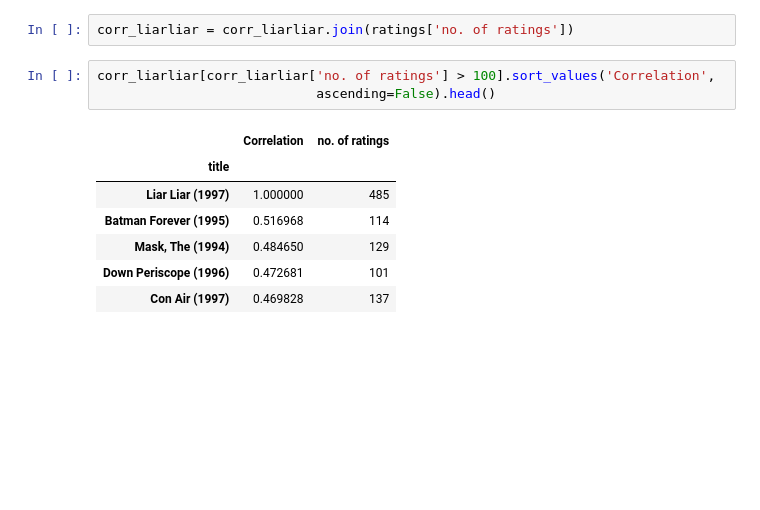
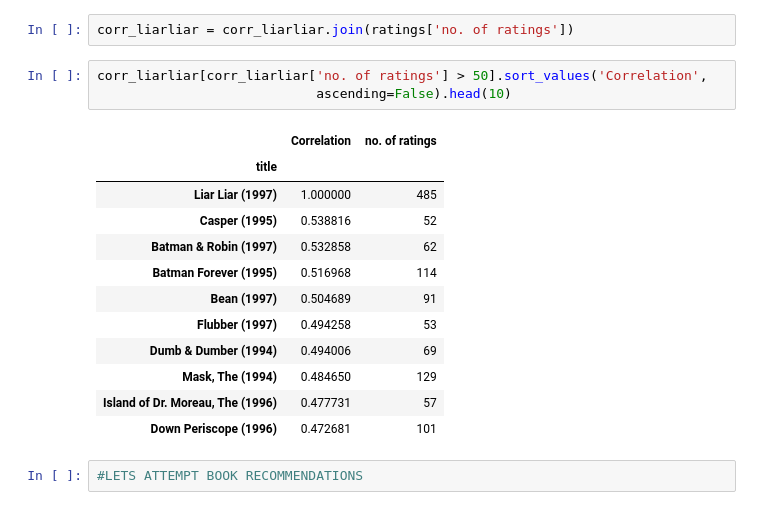
Before and after one commit to Sojiknight/ML-, a Jupyter notebook: Recommender Systems.ipynb, the cells around one changed output. Drawn from its saved outputs; the diff is of its cells as text; blank space fills up the shorter version.

```diff
--- a/Recommender Systems.ipynb
+++ b/Recommender Systems.ipynb
@@ -295,13 +295,20 @@ corr_liarliar.dropna(inplace=True)
 # %%
 corr_liarliar = corr_liarliar.join(ratings['no. of ratings'])
 # %%
-corr_liarliar[corr_liarliar['no. of ratings'] > 100].sort_values('Correlation',
-                            ascending=False).head()
+corr_liarliar[corr_liarliar['no. of ratings'] > 50].sort_values('Correlation',
+                            ascending=False).head(10)
 # %% [output]
 |  | Correlation | no. of ratings |
 | title |  |  |
 | Liar Liar (1997) | 1.000000 | 485 |
+| Casper (1995) | 0.538816 | 52 |
+| Batman & Robin (1997) | 0.532858 | 62 |
 | Batman Forever (1995) | 0.516968 | 114 |
+| Bean (1997) | 0.504689 | 91 |
+| Flubber (1997) | 0.494258 | 53 |
+| Dumb & Dumber (1994) | 0.494006 | 69 |
 | Mask, The (1994) | 0.484650 | 129 |
+| Island of Dr. Moreau, The (1996) | 0.477731 | 57 |
 | Down Periscope (1996) | 0.472681 | 101 |
-| Con Air (1997) | 0.469828 | 137 |
+# %%
+#LETS ATTEMPT BOOK RECOMMENDATIONS
```
Also changed, not shown: parts of 70 cells of this notebook.
